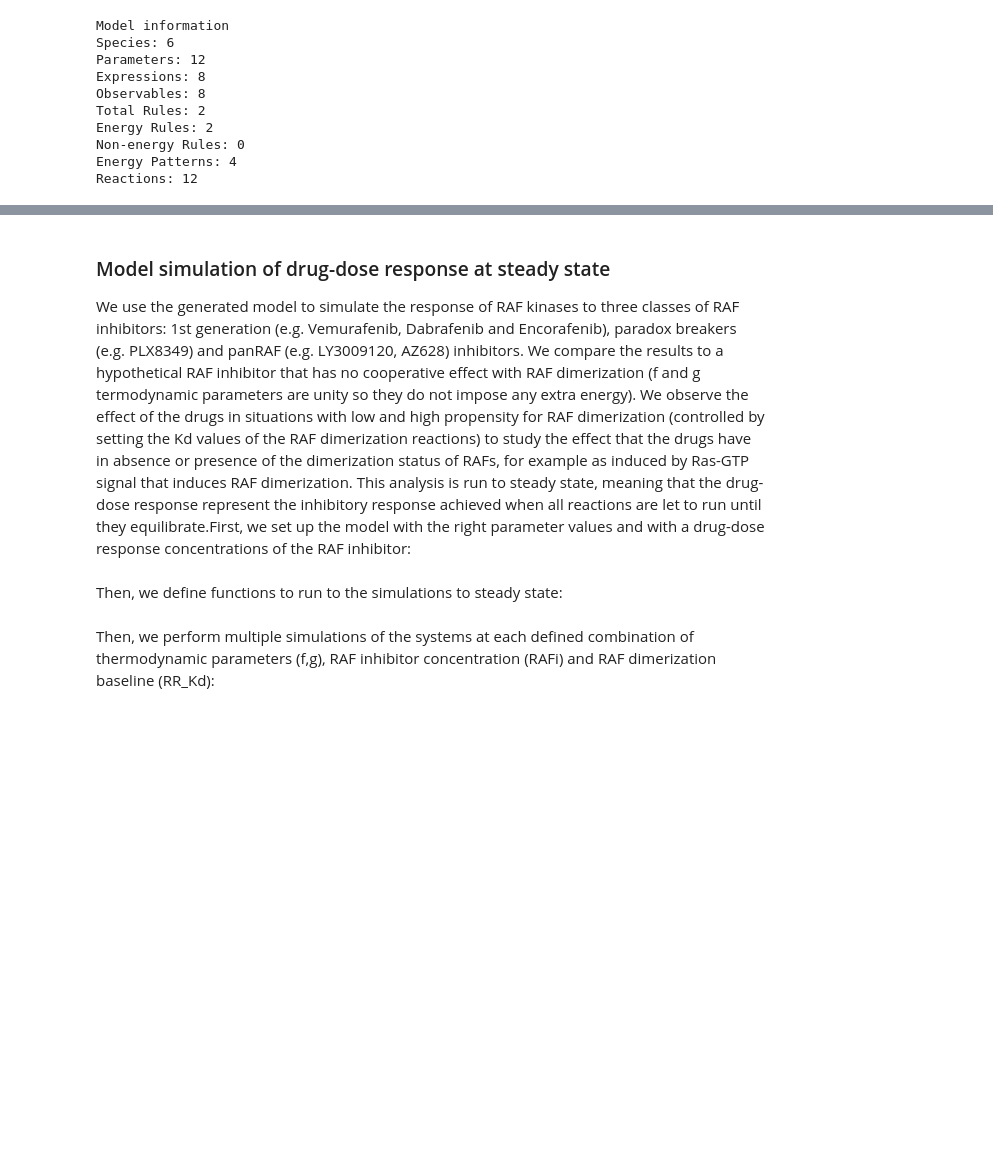
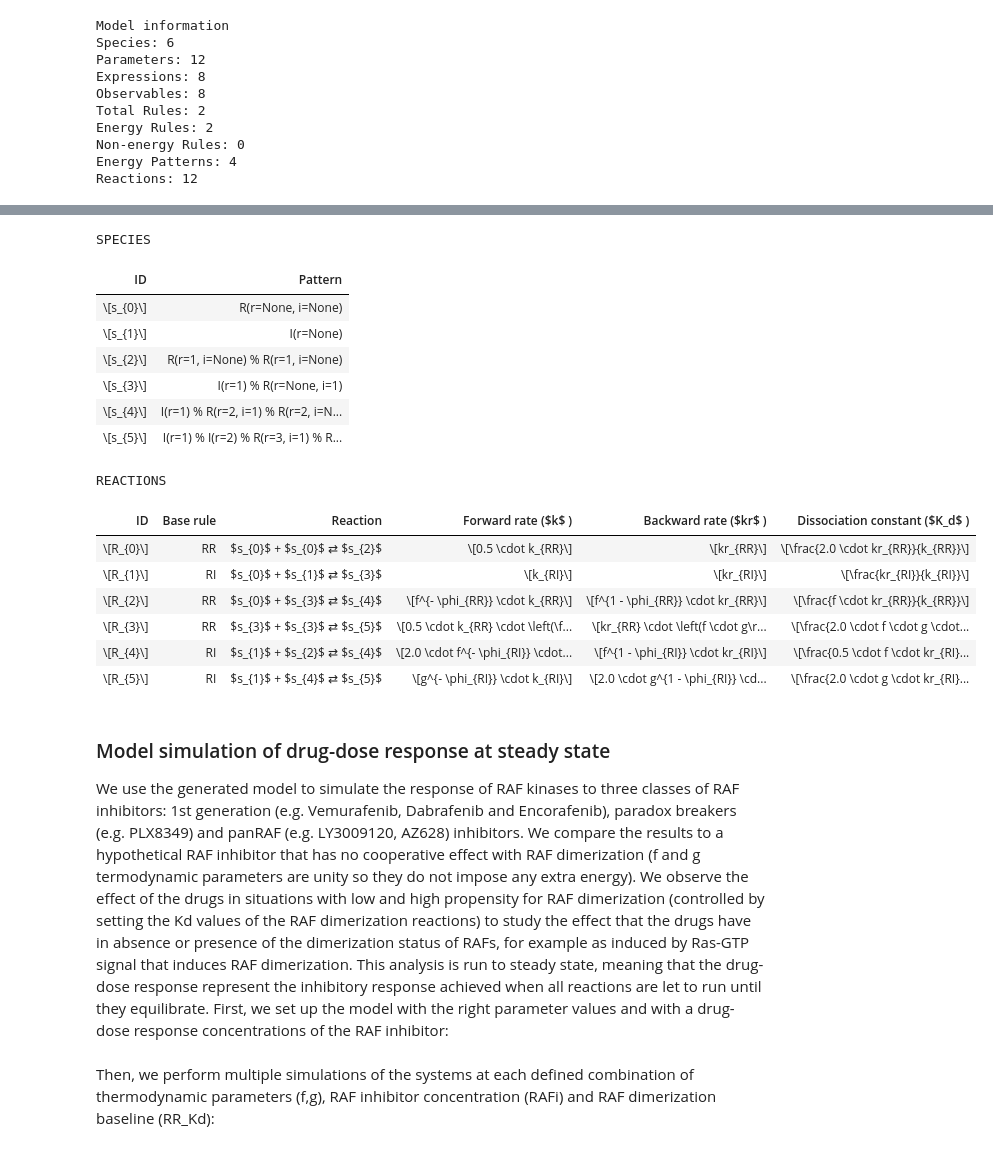
Before and after one commit to lgerosa/rosa_webinar_20Jan2021, a Jupyter notebook: toy_example_RAF_RAFi.ipynb, the cells around one changed output, grey strips where cells are left out. Saved outputs shown, nothing was run; the diff lists cells and outputs as text; code cells hidden in the pictures; blank space fills up the shorter version.

```diff
--- a/toy_example_RAF_RAFi.ipynb
+++ b/toy_example_RAF_RAFi.ipynb
@@ -257,7 +146,34 @@ REACTIONS
+# %%
+from util_display import format_species_reactions, display_table
+import pandas as pd
+# prevent pandas from truncating long LaTeX expressions when rendering.
+pd.options.display.max_colwidth=None
+
+#obtain dataframe with math latex expression visualization for species and reactions
+(speciesdisp, reactionsdisp)=format_species_reactions(model);
+display_table(speciesdisp, caption='SPECIES');
+display_table(reactionsdisp, caption='REACTIONS');
+# %% [output]
+SPECIES
+| ID | Pattern |
+| \[s_{0}\] | R(r=None, i=None) |
+| \[s_{1}\] | I(r=None) |
+| \[s_{2}\] | R(r=1, i=None) % R(r=1, i=None) |
+| \[s_{3}\] | I(r=1) % R(r=None, i=1) |
+| \[s_{4}\] | I(r=1) % R(r=2, i=1) % R(r=2, i=N... |
+| \[s_{5}\] | I(r=1) % I(r=2) % R(r=3, i=1) % R... |
+REACTIONS
+| ID | Base rule | Reaction | Forward rate ($k$ ) | Backward rate ($kr$ ) | Dissociation constant ($K_d$ ) |
+| \[R_{0}\] | RR | $s_{0}$ + $s_{0}$ ⇄ $s_{2}$ | \[0.5 \cdot k_{RR}\] | \[kr_{RR}\] | \[\frac{2.0 \cdot kr_{RR}}{k_{RR}}\] |
+| \[R_{1}\] | RI | $s_{0}$ + $s_{1}$ ⇄ $s_{3}$ | \[k_{RI}\] | \[kr_{RI}\] | \[\frac{kr_{RI}}{k_{RI}}\] |
+| \[R_{2}\] | RR | $s_{0}$ + $s_{3}$ ⇄ $s_{4}$ | \[f^{- \phi_{RR}} \cdot k_{RR}\] | \[f^{1 - \phi_{RR}} \cdot kr_{RR}\] | \[\frac{f \cdot kr_{RR}}{k_{RR}}\] |
+| \[R_{3}\] | RR | $s_{3}$ + $s_{3}$ ⇄ $s_{5}$ | \[0.5 \cdot k_{RR} \cdot \left(\f... | \[kr_{RR} \cdot \left(f \cdot g\r... | \[\frac{2.0 \cdot f \cdot g \cdot... |
+| \[R_{4}\] | RI | $s_{1}$ + $s_{2}$ ⇄ $s_{4}$ | \[2.0 \cdot f^{- \phi_{RI}} \cdot... | \[f^{1 - \phi_{RI}} \cdot kr_{RI}\] | \[\frac{0.5 \cdot f \cdot kr_{RI}... |
+| \[R_{5}\] | RI | $s_{1}$ + $s_{4}$ ⇄ $s_{5}$ | \[g^{- \phi_{RI}} \cdot k_{RI}\] | \[2.0 \cdot g^{1 - \phi_{RI}} \cd... | \[\frac{2.0 \cdot g \cdot kr_{RI}... |
 # %% [markdown]
 ### Model simulation of drug-dose response at steady state
 
-We use the generated model to simulate the response of RAF kinases to three classes of RAF inhibitors: 1st generation (e.g. Vemurafenib, Dabrafenib and Encorafenib), paradox breakers (e.g. PLX8349) and panRAF (e.g. LY3009120, AZ628) inhibitors. We compare the results to a hypothetical RAF inhibitor that has no cooperative effect with RAF dimerization (f and g termodynamic parameters are unity so they do not impose any extra energy). We observe the effect of the drugs in situations with low and high propensity for RAF dimerization (controlled by setting the Kd values of the RAF dimerization reactions) to study the effect that the drugs have in absence or presence of the dimerization status of RAFs, for example as induced by Ras-GTP signal that induces RAF dimerization. This analysis is run to steady state, meaning that the drug-dose response represent the inhibitory response achieved when all reactions are let to run until they equilibrate.First, we set up the model with the right parameter values and with a drug-dose response concentrations of the RAF inhibitor:
+We use the generated model to simulate the response of RAF kinases to three classes of RAF inhibitors: 1st generation (e.g. Vemurafenib, Dabrafenib and Encorafenib), paradox breakers (e.g. PLX8349) and panRAF (e.g. LY3009120, AZ628) inhibitors. We compare the results to a hypothetical RAF inhibitor that has no cooperative effect with RAF dimerization (f and g termodynamic parameters are unity so they do not impose any extra energy). We observe the effect of the drugs in situations with low and high propensity for RAF dimerization (controlled by setting the Kd values of the RAF dimerization reactions) to study the effect that the drugs have in absence or presence of the dimerization status of RAFs, for example as induced by Ras-GTP signal that induces RAF dimerization. This analysis is run to steady state, meaning that the drug-dose response represent the inhibitory response achieved when all reactions are let to run until they equilibrate. First, we set up the model with the right parameter values and with a drug-dose response concentrations of the RAF inhibitor:
 # %%
 #import ODE simulator
 from pysb.simulator import ScipyOdeSimulator
@@ -277,5 +193,3 @@ RR_kfs=10**RR_kfs_exp;
 
 #set up the ODE simulator for the model
 sim = ScipyOdeSimulator(model);
-# %% [markdown]
-Then, we define functions to run to the simulations to steady state:
```
Also changed, not shown: parts of 8 cells of this notebook, 5 other files.
